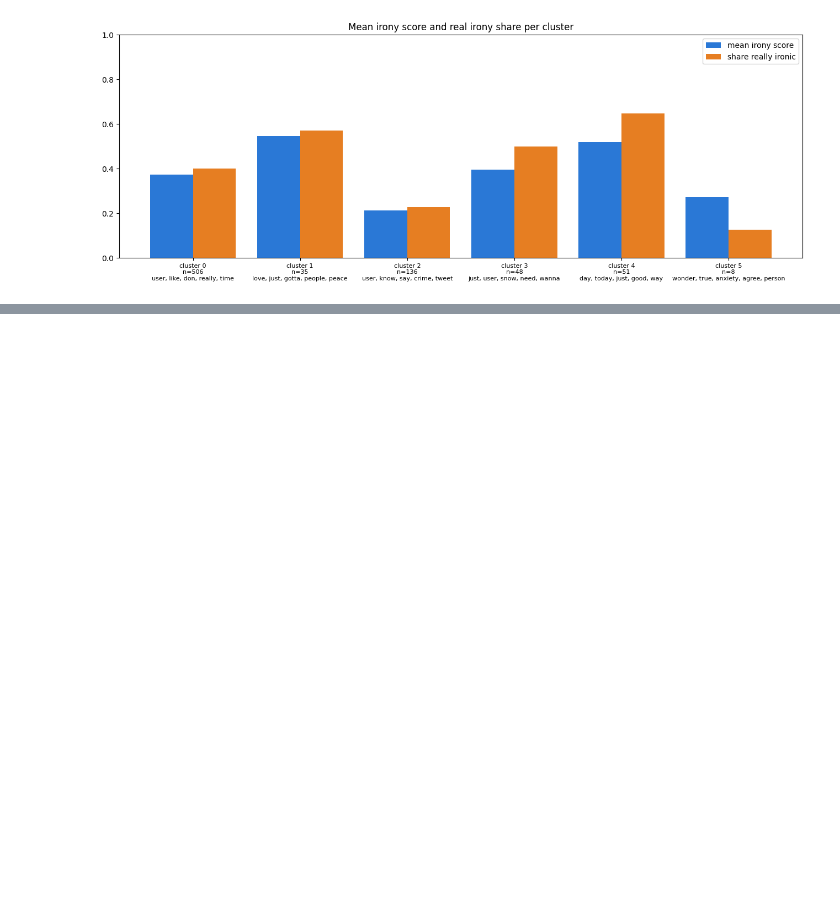
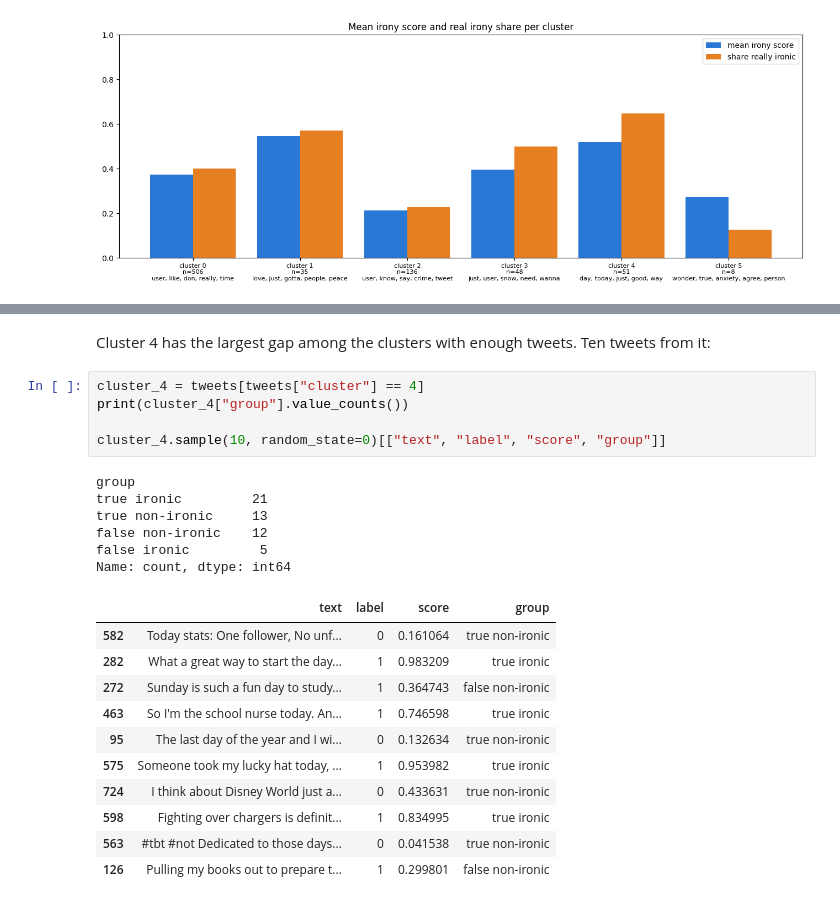
Before and after one commit to ErikLudescher/sarcasm-blindspot, a Jupyter notebook: AI_and_Vis_Project_Irony_Word_Clusters.ipynb, the cells around one changed output, grey strips where cells are left out. Drawn from its saved outputs; the diff is of its cells as text; blank space fills up the shorter version.

```diff
--- a/AI_and_Vis_Project_Irony_Word_Clusters.ipynb
+++ b/AI_and_Vis_Project_Irony_Word_Clusters.ipynb
@@ -269,0 +285,25 @@ plt.show()
+# %% [markdown]
+Cluster 4 has the largest gap among the clusters with enough tweets. Ten tweets from it:
+# %%
+cluster_4 = tweets[tweets["cluster"] == 4]
+print(cluster_4["group"].value_counts())
+
+cluster_4.sample(10, random_state=0)[["text", "label", "score", "group"]]
+# %% [output]
+group
+true ironic         21
+true non-ironic     13
+false non-ironic    12
+false ironic         5
+Name: count, dtype: int64
+|  | text | label | score | group |
+| 582 | Today stats: One follower, No unf... | 0 | 0.161064 | true non-ironic |
+| 282 | What a great way to start the day... | 1 | 0.983209 | true ironic |
+| 272 | Sunday is such a fun day to study... | 1 | 0.364743 | false non-ironic |
+| 463 | So I'm the school nurse today. An... | 1 | 0.746598 | true ironic |
+| 95 | The last day of the year and I wi... | 0 | 0.132634 | true non-ironic |
+| 575 | Someone took my lucky hat today, ... | 1 | 0.953982 | true ironic |
+| 724 | I think about Disney World just a... | 0 | 0.433631 | true non-ironic |
+| 598 | Fighting over chargers is definit... | 1 | 0.834995 | true ironic |
+| 563 | #tbt #not Dedicated to those days... | 0 | 0.041538 | true non-ironic |
+| 126 | Pulling my books out to prepare t... | 1 | 0.299801 | false non-ironic |
```
Also changed, not shown: parts of 5 cells of this notebook.
